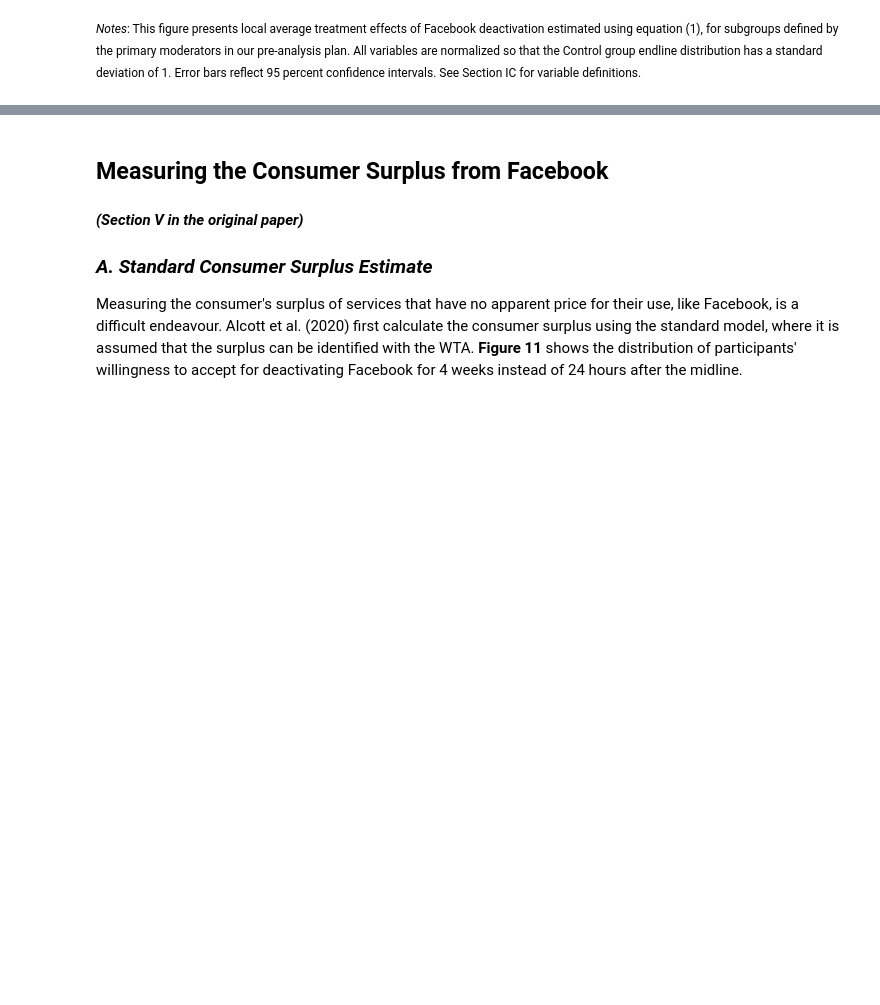
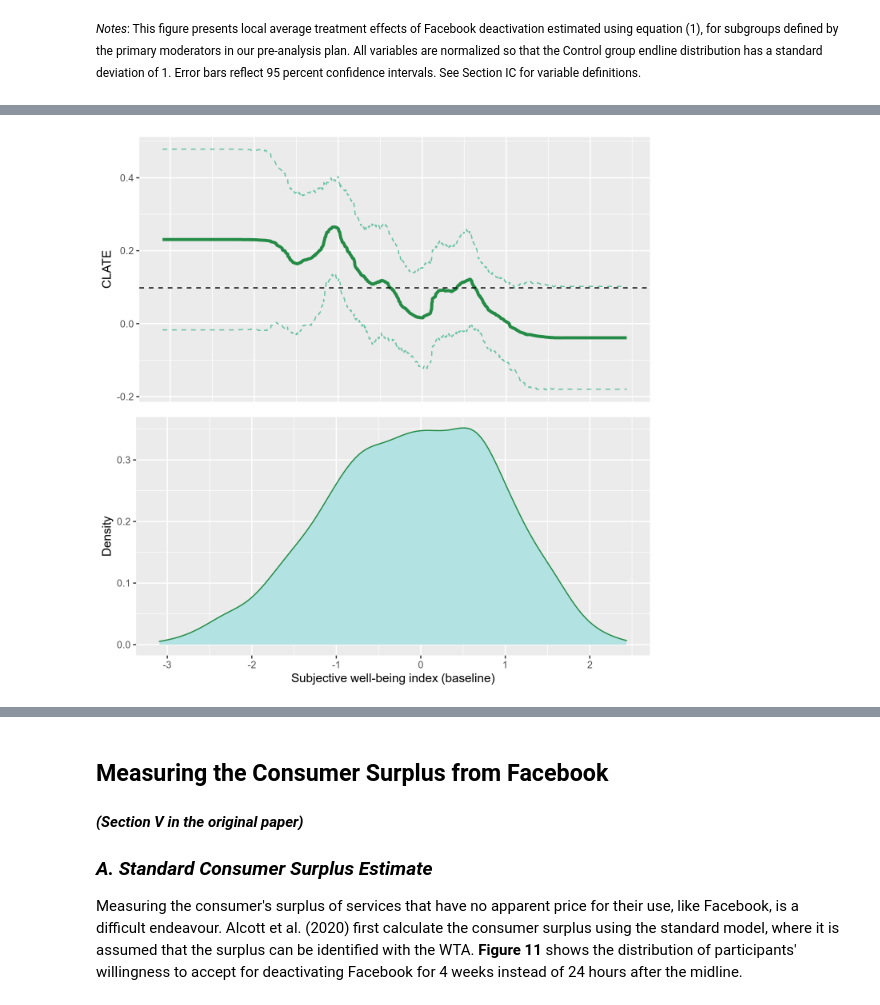
Before and after one commit to feauazmu/RepAllcotetal, a Jupyter notebook: replication_notebook.ipynb, the cells around one changed output, grey strips where cells are left out. Saved outputs shown, nothing was run; the diff lists cells and outputs as text; code cells hidden in the pictures; blank space fills up the shorter version.

```diff
--- a/replication_notebook.ipynb
+++ b/replication_notebook.ipynb
@@ -584,0 +646,5 @@ As can be seen, there seems to be no significant difference in the effects betwe
+# %%
+options(repr.plot.width=7, repr.plot.height=7, repr.plot.res=200, warn=-1)
+figForestSwbFull
+# %% [output]
+[figure, added]
```
Also changed, not shown: parts of 31 cells of this notebook.
